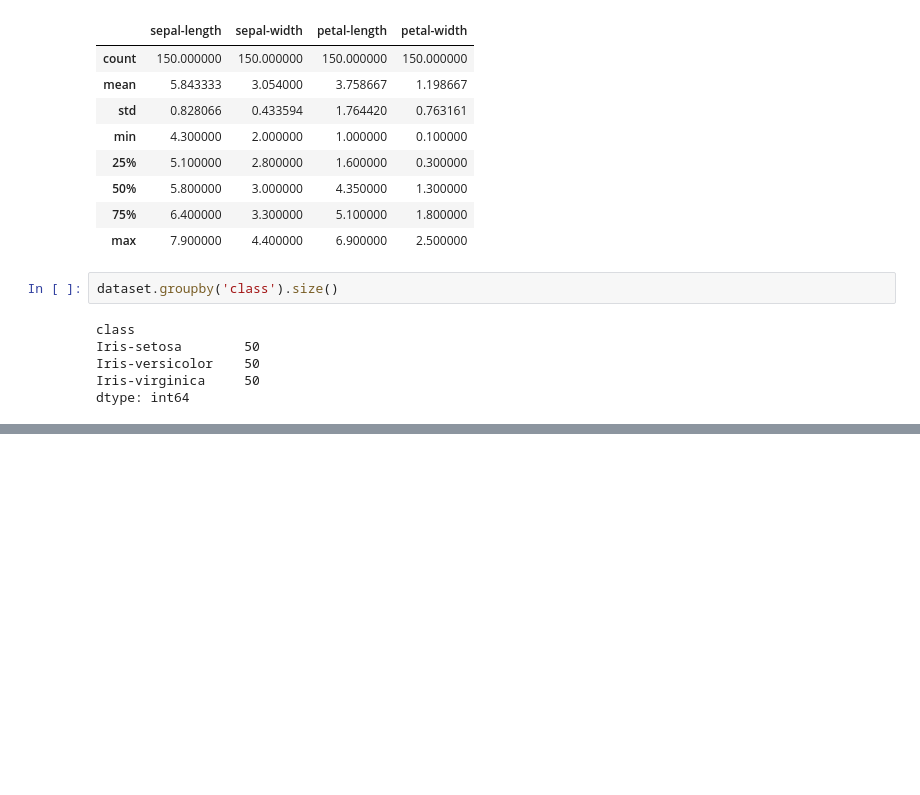
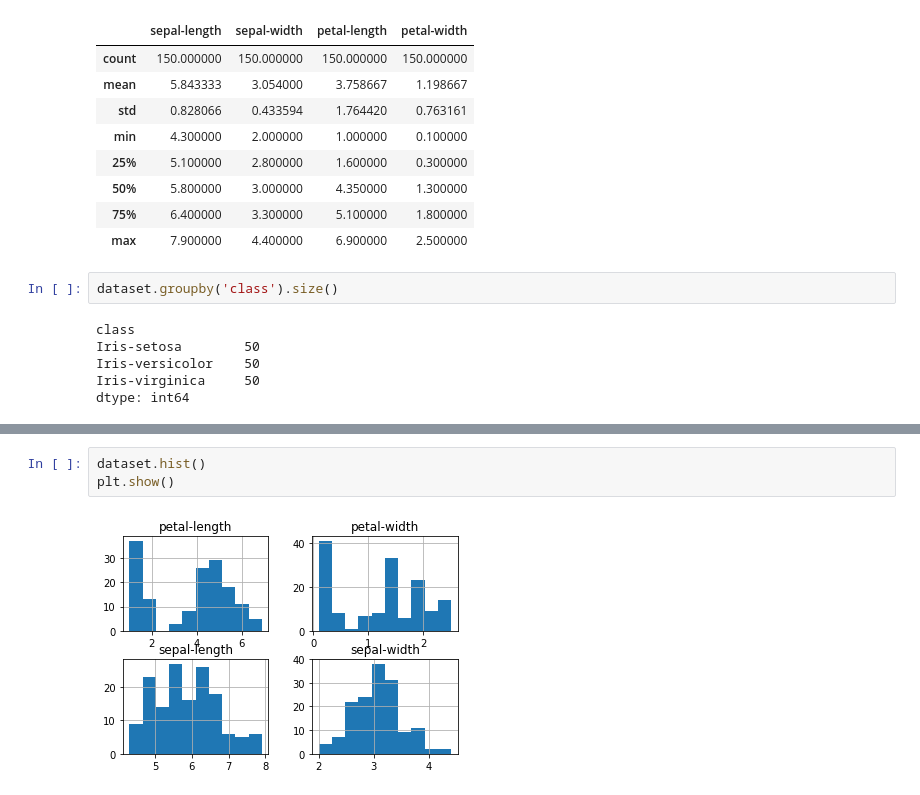
Before and after one commit to nknavkal/ML, a Jupyter notebook: HelloWorld.ipynb, the cells around one changed output, grey strips where cells are left out. Cells and saved outputs as stored; diff of their text form; blank space fills up the shorter version.

```diff
--- a/HelloWorld.ipynb
+++ b/HelloWorld.ipynb
@@ -97,0 +100,5 @@ dataset.plot(kind='box', )
+# %%
+dataset.hist()
+plt.show()
+# %% [output]
+[figure, added]
```
Also changed, not shown: parts of 7 cells of this notebook.
